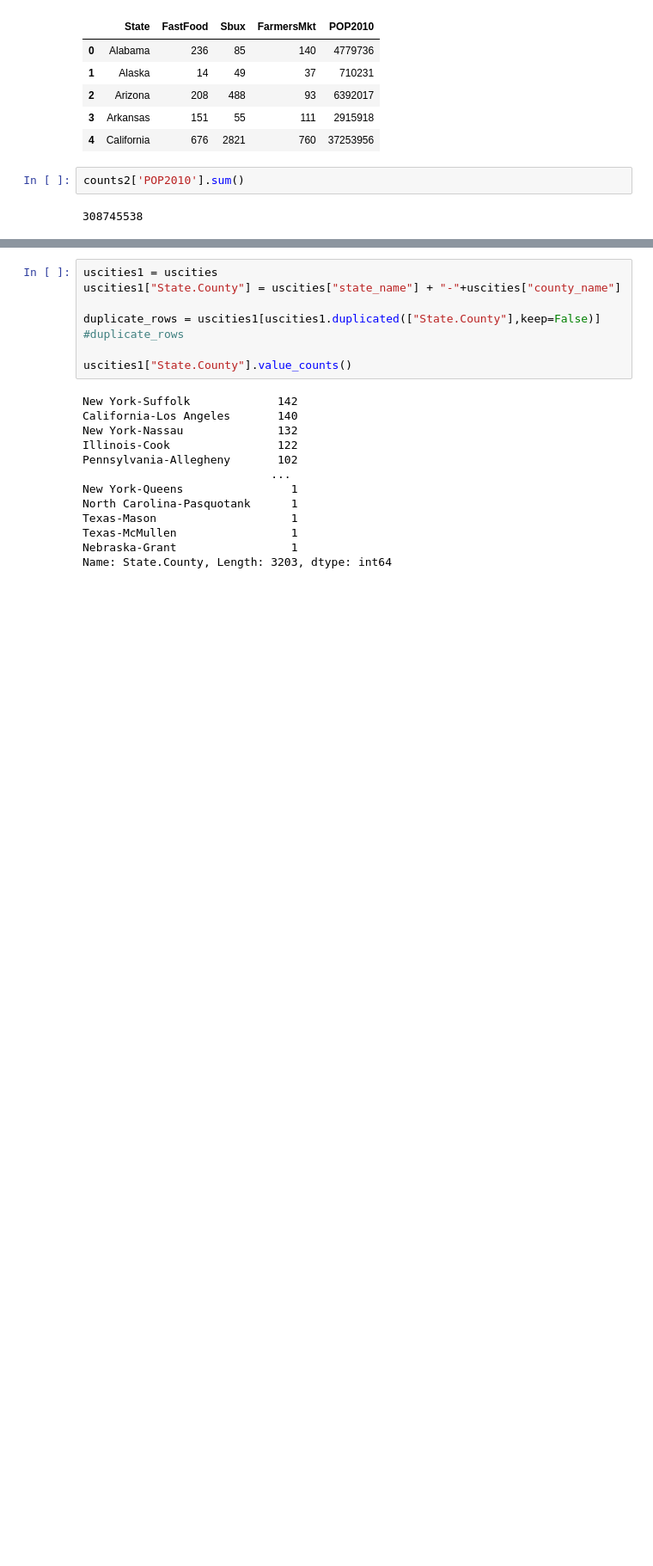
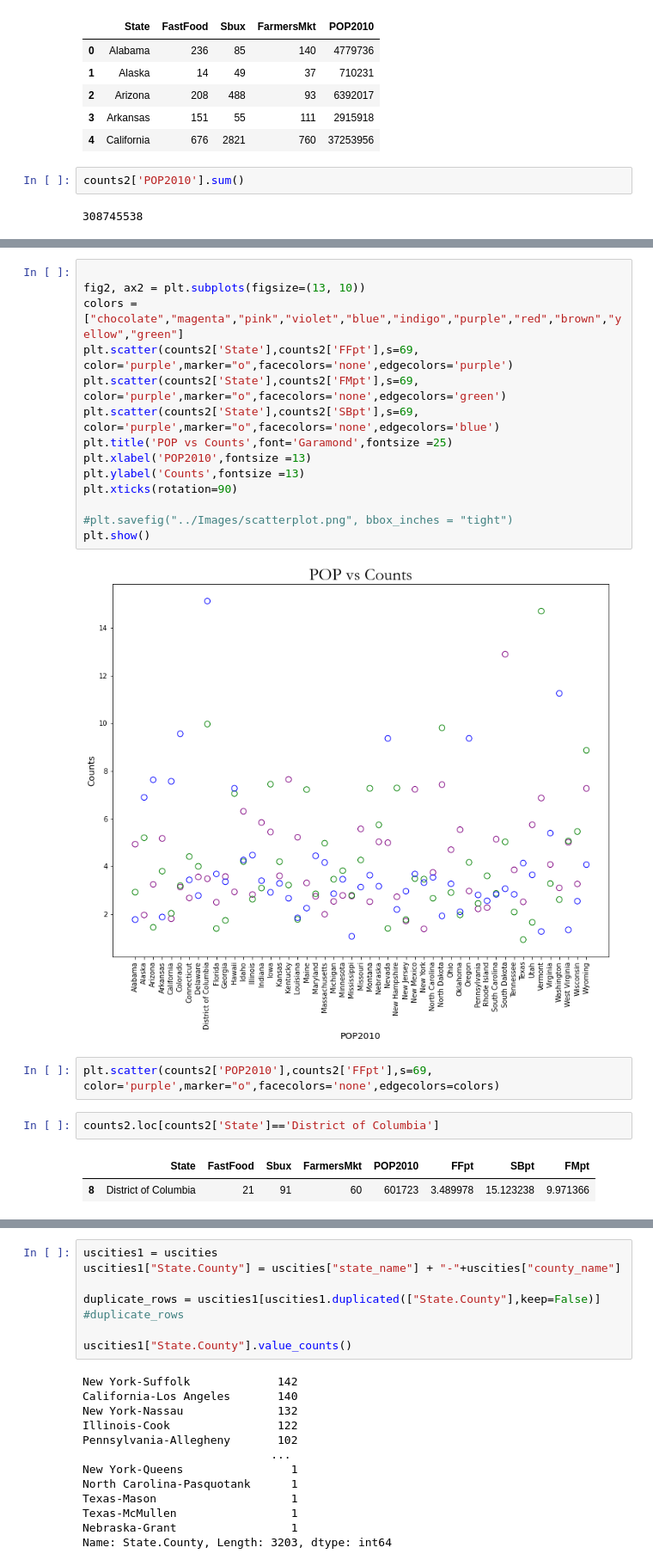
Before and after one commit to priyamittal96/project_1, a Jupyter notebook: Sun9pm notebooks/Priya22.ipynb, the cells around one changed output, grey strips where cells are left out. Shown at 86% size. Drawn from its saved outputs; the diff is of its cells as text; blank space fills up the shorter version.

```diff
--- a/Sun9pm notebooks/Priya22.ipynb
+++ b/Sun9pm notebooks/Priya22.ipynb
@@ -512,0 +560,23 @@ counts2["FFpt"]=counts2['FastFood']/
+# %%
+
+fig2, ax2 = plt.subplots(figsize=(13, 10))
+colors = ["chocolate","magenta","pink","violet","blue","indigo","purple","red","brown","yellow","green"]
+plt.scatter(counts2['State'],counts2['FFpt'],s=69, color='purple',marker="o",facecolors='none',edgecolors='purple')
+plt.scatter(counts2['State'],counts2['FMpt'],s=69, color='purple',marker="o",facecolors='none',edgecolors='green')
+plt.scatter(counts2['State'],counts2['SBpt'],s=69, color='purple',marker="o",facecolors='none',edgecolors='blue')
+plt.title('POP vs Counts',font='Garamond',fontsize =25)
+plt.xlabel('POP2010',fontsize =13)
+plt.ylabel('Counts',fontsize =13)
+plt.xticks(rotation=90)
+
+#plt.savefig("../Images/scatterplot.png", bbox_inches = "tight")
+plt.show()
+# %% [output]
+[figure, added]
+# %%
+plt.scatter(counts2['POP2010'],counts2['FFpt'],s=69, color='purple',marker="o",facecolors='none',edgecolors=colors)
+# %%
+counts2.loc[counts2['State']=='District of Columbia']
+# %% [output]
+|  | State | FastFood | Sbux | FarmersMkt | POP2010 | FFpt | SBpt | FMpt |
+| 8 | District of Columbia | 21 | 91 | 60 | 601723 | 3.489978 | 15.123238 | 9.971366 |
```
Also changed, not shown: parts of 15 cells of this notebook, 4 other files.
